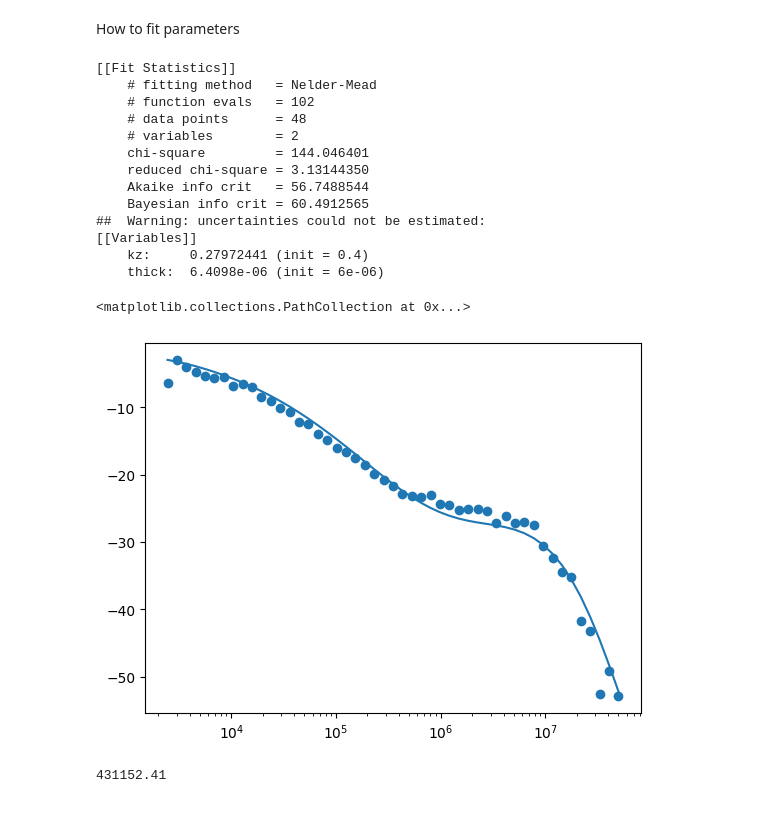
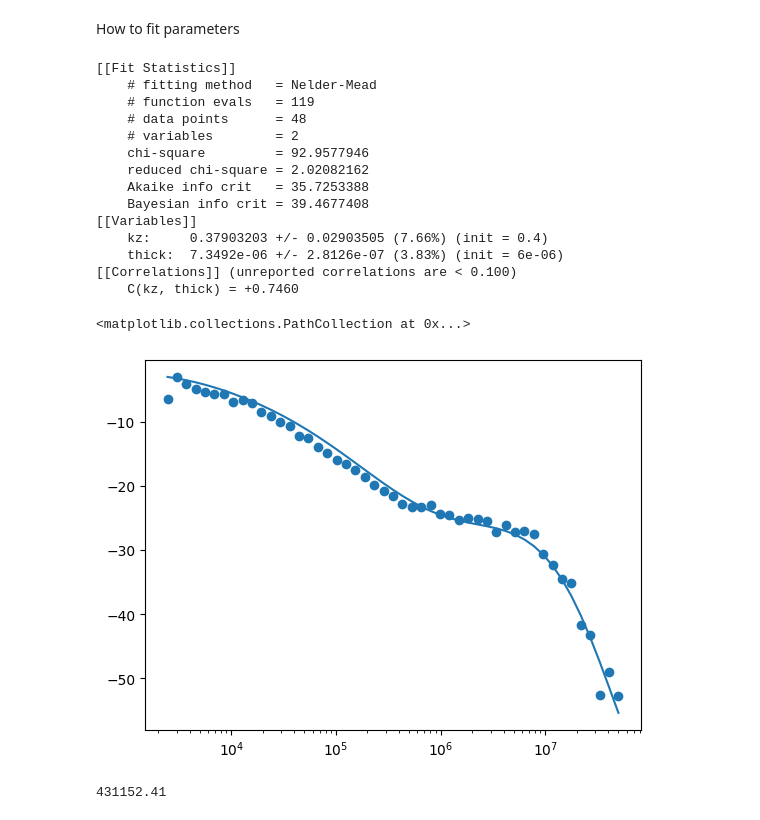
Before and after one commit to marcelclaro/FDTR, a Jupyter notebook: basictests.ipynb, the cells around one changed output. Drawn from its saved outputs; the diff is of its cells as text; code cells hidden in the pictures.

```diff
--- a/basictests.ipynb
+++ b/basictests.ipynb
@@ -283,43 +283,44 @@ var_par.add('thick', value=60e-7, min=40e-7, max=80e-7)
 
 load = np.genfromtxt('./sampledata/sapphire-gold60nm_300K.txt',skip_header=2)
 points300k = np.delete(load,1,1)
 
 
 domain = Domain(300)
 domain.add_substrate(sapphire)
-domain.add_layer(60e-7,gold)
+domain.add_layer(var_par.get_parameter('thick'),gold)
 domain.set_interface_condu(1,5e3)
 domain.set_layer_param(0,kzz=var_par.get_parameter('kz'))
 model = FourierModelFDTR(domain,4.05e-4,4.05e-4,0,fitting_params=var_par, backend='numpy',jit=True)
 
 out = model.minimize(points300k,method='nelder')
 #different methods not tested yet, find yourself the best one
 lmfit.report_fit(out)
 
 phases_300 = []
 for f in points300k[:,0]:
   phases_300.append(model.get_phase(f))
 
 #matlibplot to plot the results
 fig, ax = plt.subplots()  # Create a figure containing a single axes.
 ax.semilogx(points300k[:,0], phases_300);
 ax.scatter(points300k[:,0],points300k[:,1])
 # %% [output]
 [[Fit Statistics]]
     # fitting method   = Nelder-Mead
-    # function evals   = 102
+    # function evals   = 119
     # data points      = 48
     # variables        = 2
-    chi-square         = 144.046401
-    reduced chi-square = 3.13144350
-    Akaike info crit   = 56.7488544
-    Bayesian info crit = 60.4912565
-##  Warning: uncertainties could not be estimated:
+    chi-square         = 92.9577946
+    reduced chi-square = 2.02082162
+    Akaike info crit   = 35.7253388
+    Bayesian info crit = 39.4677408
 [[Variables]]
-    kz:     0.27972441 (init = 0.4)
-    thick:  6.4098e-06 (init = 6e-06)
+    kz:     0.37903203 +/- 0.02903505 (7.66%) (init = 0.4)
+    thick:  7.3492e-06 +/- 2.8126e-07 (3.83%) (init = 6e-06)
+[[Correlations]] (unreported correlations are < 0.100)
+    C(kz, thick) = +0.7460
 <matplotlib.collections.PathCollection at 0x...>
-[figure, old version]
+[figure, new version]
 # %%
 #Using jupyter you can always check the variables values
 points300k[25,0]
```
